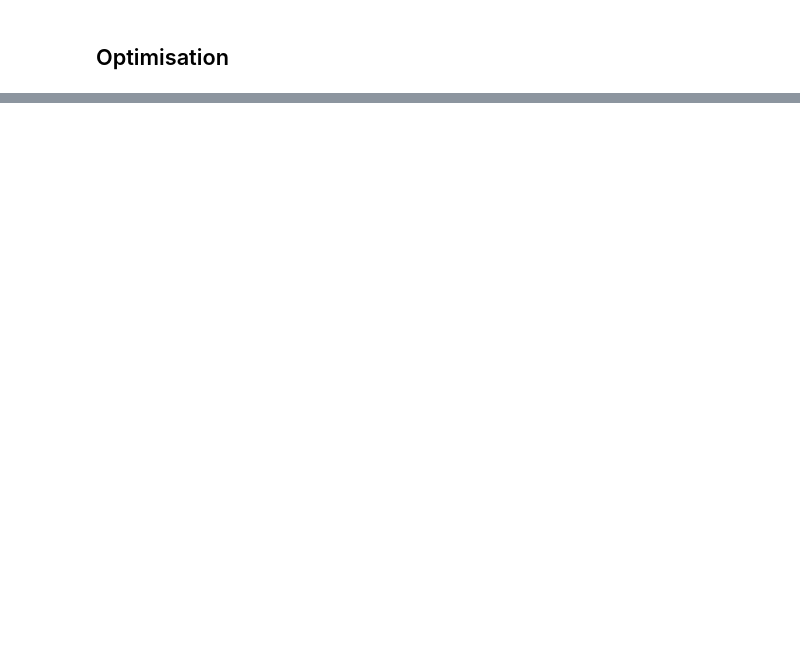
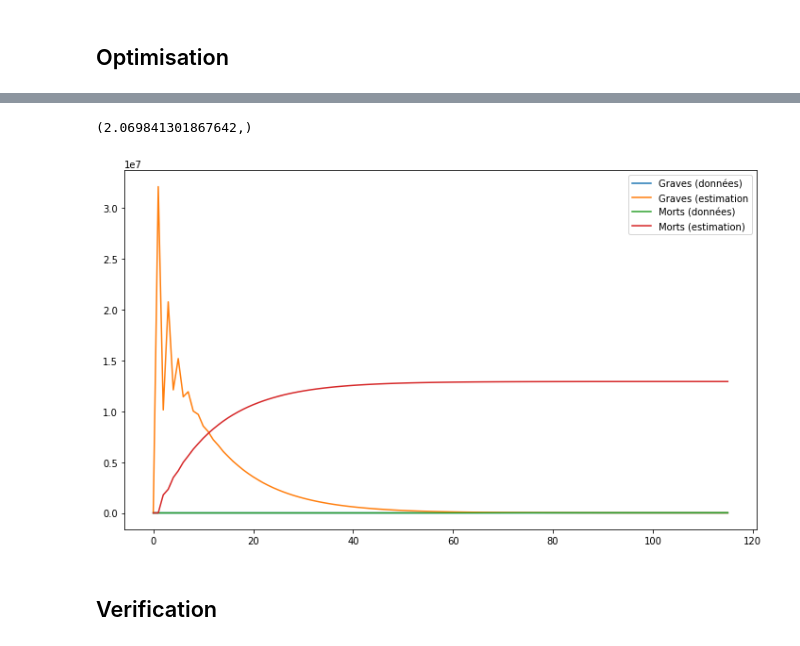
Before and after one commit to cristal-smac/covid, a Jupyter notebook: covid_simplifie.ipynb, the cells around one changed output, grey strips where cells are left out. Drawn from its saved outputs; the diff is of its cells as text; code cells hidden in the pictures; blank space fills up the shorter version.

```diff
--- a/covid_simplifie.ipynb
+++ b/covid_simplifie.ipynb
@@ -292,0 +324,7 @@ G
+# %%
+eval_SIGRM(candidat, data_objectif, periodes_confinement, plot='temp.jpg')
+# %% [output]
+(2.069841301867642,)
+[figure, added]
+# %% [markdown]
+## Verification
```
Also changed, not shown: parts of 30 cells of this notebook.
